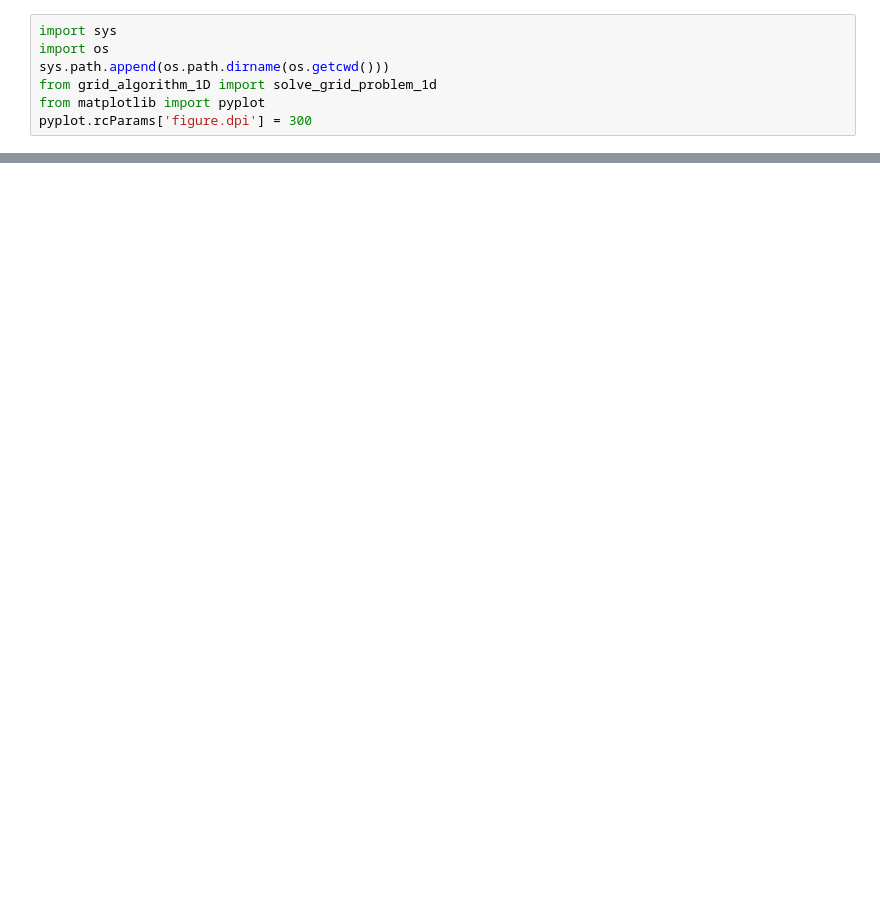
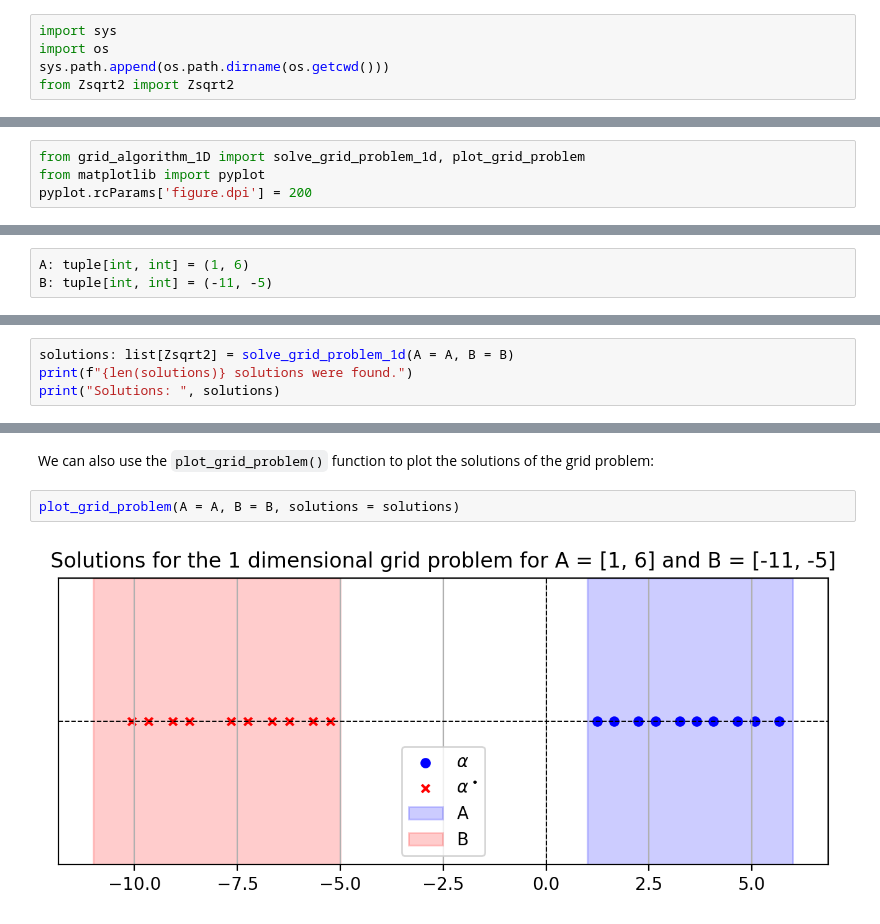
Before and after one commit to polyquantique/QDecomp, a Jupyter notebook: grid_algorithm_1D/Examples/1d_grid_problem_example.ipynb, the cells around one changed output, grey strips where cells are left out. Drawn from its saved outputs; the diff is of its cells as text; blank space fills up the shorter version.

```diff
--- a/grid_algorithm_1D/Examples/1d_grid_problem_example.ipynb
+++ b/grid_algorithm_1D/Examples/1d_grid_problem_example.ipynb
@@ -2,6 +10,4 @@
 import sys
 import os
 sys.path.append(os.path.dirname(os.getcwd()))
-from grid_algorithm_1D import solve_grid_problem_1d
-from matplotlib import pyplot
-pyplot.rcParams['figure.dpi'] = 300
+from Zsqrt2 import Zsqrt2
@@ -59,0 +65,4 @@ No solutions were found for the grid problem.
+# %%
+from grid_algorithm_1D import solve_grid_problem_1d, plot_grid_problem
+from matplotlib import pyplot
+pyplot.rcParams['figure.dpi'] = 200
@@ -59,0 +71,3 @@ No solutions were found for the grid problem.
+# %%
+A: tuple[int, int] = (1, 6)
+B: tuple[int, int] = (-11, -5)
@@ -59,0 +76,4 @@ No solutions were found for the grid problem.
+# %%
+solutions: list[Zsqrt2] = solve_grid_problem_1d(A = A, B = B)
+print(f"{len(solutions)} solutions were found.")
+print("Solutions: ", solutions)
@@ -59,0 +92,6 @@ No solutions were found for the grid problem.
+# %% [markdown]
+We can also use the `plot_grid_problem()` function to plot the solutions of the grid problem:
+# %%
+plot_grid_problem(A = A, B = B, solutions = solutions)
+# %% [output]
+[figure, added]
```
Also changed, not shown: parts of 19 cells of this notebook.
